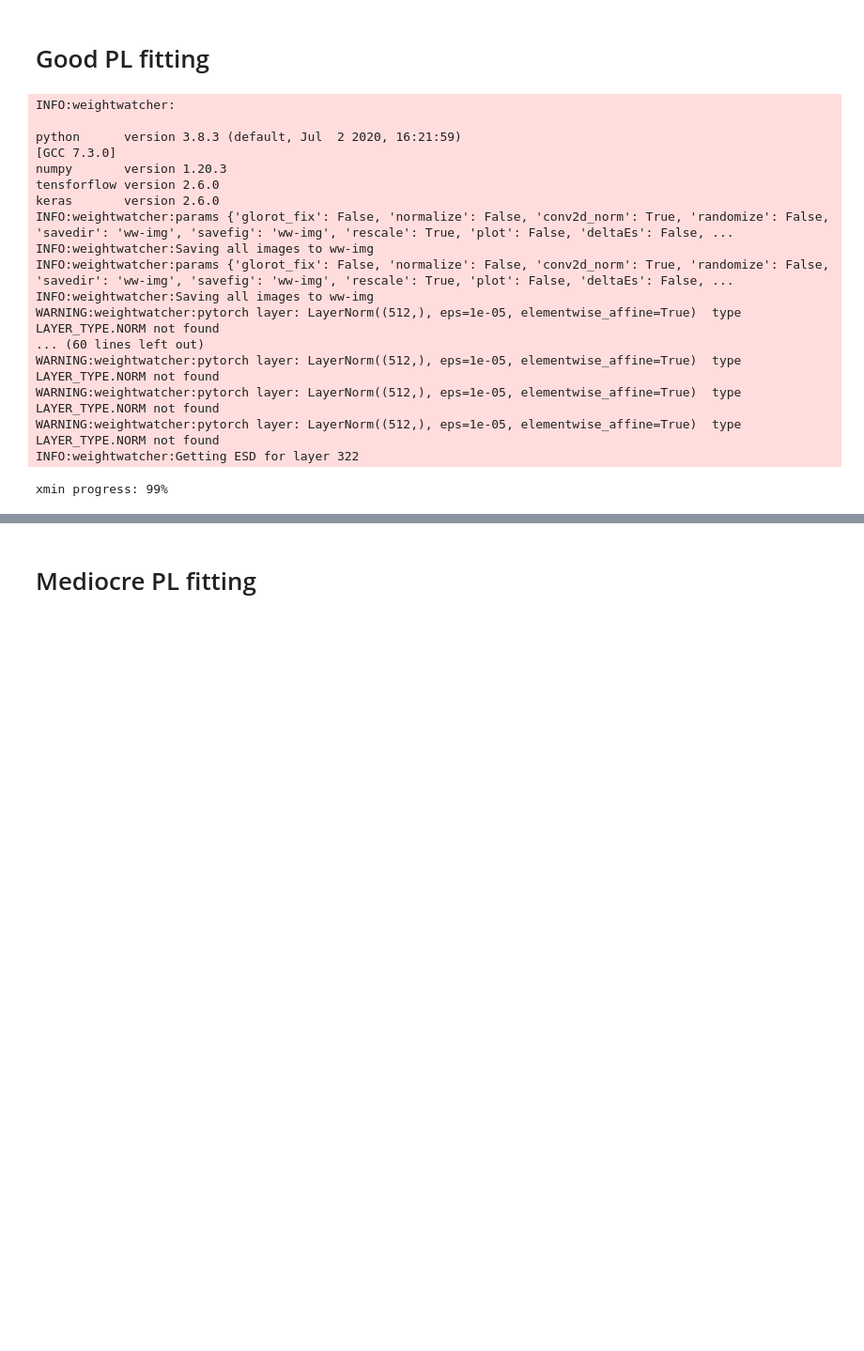
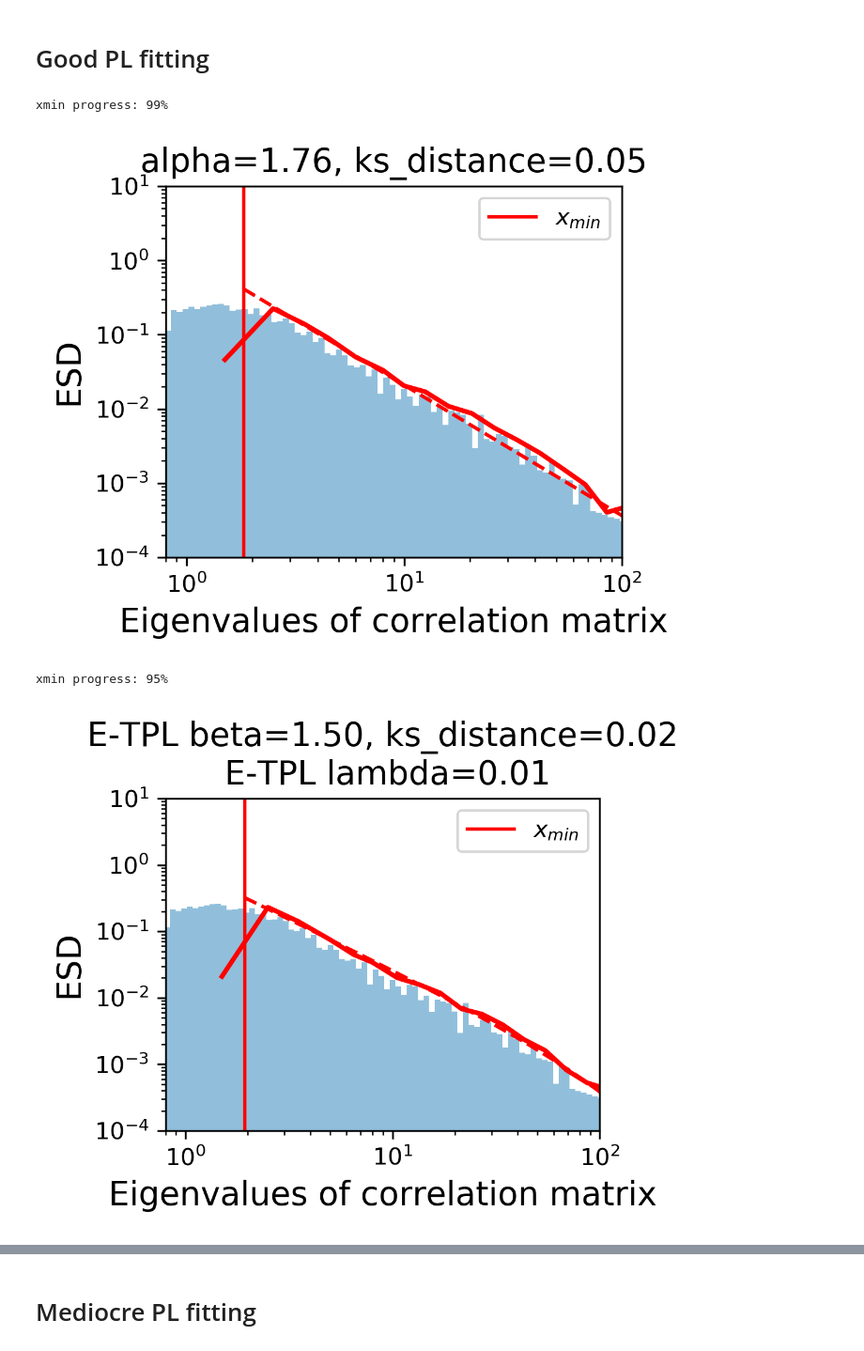
Before and after one commit to nsfzyzz/Generalization_metrics_for_NLP, a Jupyter notebook: visualization/Visualize_example_WW_layers.ipynb, the cells around one changed output, grey strips where cells are left out. Shown at 94% size. Saved outputs shown, nothing was run; the diff lists cells and outputs as text; code cells hidden in the pictures; blank space fills up the shorter version.

```diff
--- a/visualization/Visualize_example_WW_layers.ipynb
+++ b/visualization/Visualize_example_WW_layers.ipynb
@@ -75,33 +37,8 @@ Time it took to prepare the data: 87.874141 seconds.
 # %%
-def plot_result_new(experiment_type, width, training_type, epoch, layer_id, num_layers, distribution, id, fig_title):
-
-    # Load checkpoint
-    ckpt_folder = get_ckpt_folder(experiment_type=experiment_type, dataset=dataset, num_samples=num_samples,
-                                  width=width, training_type=training_type, directory_depth=1,
-                                  lr_factor=None, folder_suffix='', depth=None)
-    #print(ckpt_folder)
-
-    ckpt = os.path.join(ckpt_folder, f'net_epoch_{epoch}.ckpt')
-    #pad_token_id = src_field_processor.vocab.stoi[PAD_TOKEN]  # pad token id is the same for target as well
-    src_vocab_size = len(src_field_processor.vocab)
-    trg_vocab_size = len(trg_field_processor.vocab)
-
-    baseline_transformer = Transformer(
-            model_dimension=width,
-            src_vocab_size=src_vocab_size,
-            trg_vocab_size=trg_vocab_size,
-            number_of_heads=BASELINE_MODEL_NUMBER_OF_HEADS,
-            number_of_layers=num_layers,
-            dropout_probability=BASELINE_MODEL_DROPOUT_PROB
-    )
-
-    ckpt = torch.load(ckpt, map_location='cpu')
-    baseline_transformer.load_state_dict(ckpt["state_dict"])
+def plot_result_new(distribution, id, fig_title, xlim):
 
     # Get evals
-    watcher = ww.WeightWatcher(model=baseline_transformer)
-    #watcher.analyze(distribution=distribution, layers=[layer_id], plot=True, mp_fit=True, randomize=True)
-    evals = watcher.get_ESD(layer=layer_id)
+    evals = np.load(f'{fig_title}_evals.npy')
 
     # Fit evals
     EVALS_THRESH = 0.00001
@@ -114,7 +51,6 @@ def plot_result_new(experiment_type, width, training_type, epoch, layer_id, num_
         ih = np.argmax(h[0])
         xmin2 = 10 ** h[1][ih]
         xmin_range = (0.95 * xmin2, 1.05 * xmin2)
-
         fit = powerlaw.Fit(evals, xmin=xmin_range, xmax=xmax, verbose=False, xmin_distribution=distribution)
 
     else:
@@ -140,23 +76,24 @@ def plot_result_new(experiment_type, width, training_type, epoch, layer_id, num_
     elif distribution == "lognormal":
         fit.lognormal.plot_pdf(color='r', linestyle='--', ax=fig2)
 
-    fig2.set_xlabel("Singular values", fontsize=14)
+    fig2.set_xlabel("Eigenvalues of correlation matrix", fontsize=14)
     fig2.set_ylabel("ESD", fontsize=14)
     fig2.figure.set_size_inches(3.8, 3.2)
 
-    fig2.set_xlim([0.01, 100])
+    fig2.set_xlim(xlim)
     fig2.set_ylim([0.0001, 10])
     plt.legend()
 
     alpha = "{:.2f}".format(fit.alpha)
     KS = "{:.2f}".format(fit.D)
-    exp = "{:.2f}".format(fit.exponent)
+    if distribution in ["truncated_power_law", "exponential"]:
+        exp = "{:.2f}".format(fit.truncated_power_law.Lambda)
     sigma = "{:.2f}".format(fit.sigma)
 
     if id==0:
         title = f"alpha={alpha}, ks_distance={KS}"
     elif id==1:
-        title = f"E-TPL alpha={alpha}, ks_distance={KS}" + f"\n E-TPL exponent={exp}"
+        title = f"E-TPL beta={alpha}, ks_distance={KS}" + f"\n E-TPL lambda={exp}"
     elif id==2:
         title = f"sigma={sigma}, ks_distance={KS}"
     elif id==3:
@@ -166,5 +103,6 @@ def plot_result_new(experiment_type, width, training_type, epoch, layer_id, num_
 
     plt.tight_layout()
     plt.savefig(f"{fig_title}_{id}.pdf", dpi=300, format='pdf')
+    plt.show()
     plt.clf()
 # %%
@@ -178,26 +117,10 @@ distributions = ["power_law", "truncated_power_law", "lognormal", "exponential"]
 # %% [markdown]
 # Good PL fitting
 # %%
-epoch, layer_id = 6, 322
 for id, distribution in zip(range(4), distributions):
-    plot_result_new(experiment_type, width, training_type, epoch,
-                    layer_id, num_layers, distribution, id, fig_title='results/TPL_vs_PL_good')
+    plot_result_new(distribution, id, fig_title='results/TPL_vs_PL_good', xlim=[0.8, 100])
 # %% [output]
-INFO:weightwatcher:
-
-python      version 3.8.3 (default, Jul  2 2020, 16:21:59)
-[GCC 7.3.0]
-numpy       version 1.20.3
-tensforflow version 2.6.0
-keras       version 2.6.0
-INFO:weightwatcher:params {'glorot_fix': False, 'normalize': False, 'conv2d_norm': True, 'randomize': False, 'savedir': 'ww-img', 'savefig': 'ww-img', 'rescale': True, 'plot': False, 'deltaEs': False, ...
-INFO:weightwatcher:Saving all images to ww-img
-INFO:weightwatcher:params {'glorot_fix': False, 'normalize': False, 'conv2d_norm': True, 'randomize': False, 'savedir': 'ww-img', 'savefig': 'ww-img', 'rescale': True, 'plot': False, 'deltaEs': False, ...
-INFO:weightwatcher:Saving all images to ww-img
-WARNING:weightwatcher:pytorch layer: LayerNorm((512,), eps=1e-05, elementwise_affine=True)  type LAYER_TYPE.NORM not found
-... (60 lines left out)
-WARNING:weightwatcher:pytorch layer: LayerNorm((512,), eps=1e-05, elementwise_affine=True)  type LAYER_TYPE.NORM not found
-WARNING:weightwatcher:pytorch layer: LayerNorm((512,), eps=1e-05, elementwise_affine=True)  type LAYER_TYPE.NORM not found
-WARNING:weightwatcher:pytorch layer: LayerNorm((512,), eps=1e-05, elementwise_affine=True)  type LAYER_TYPE.NORM not found
-INFO:weightwatcher:Getting ESD for layer 322
+xmin progress: 99%
+[figure, added]
-xmin progress: 99%
+xmin progress: 95%
+[figure, added]
```
Also changed, not shown: parts of 22 cells of this notebook, 11 other files.
